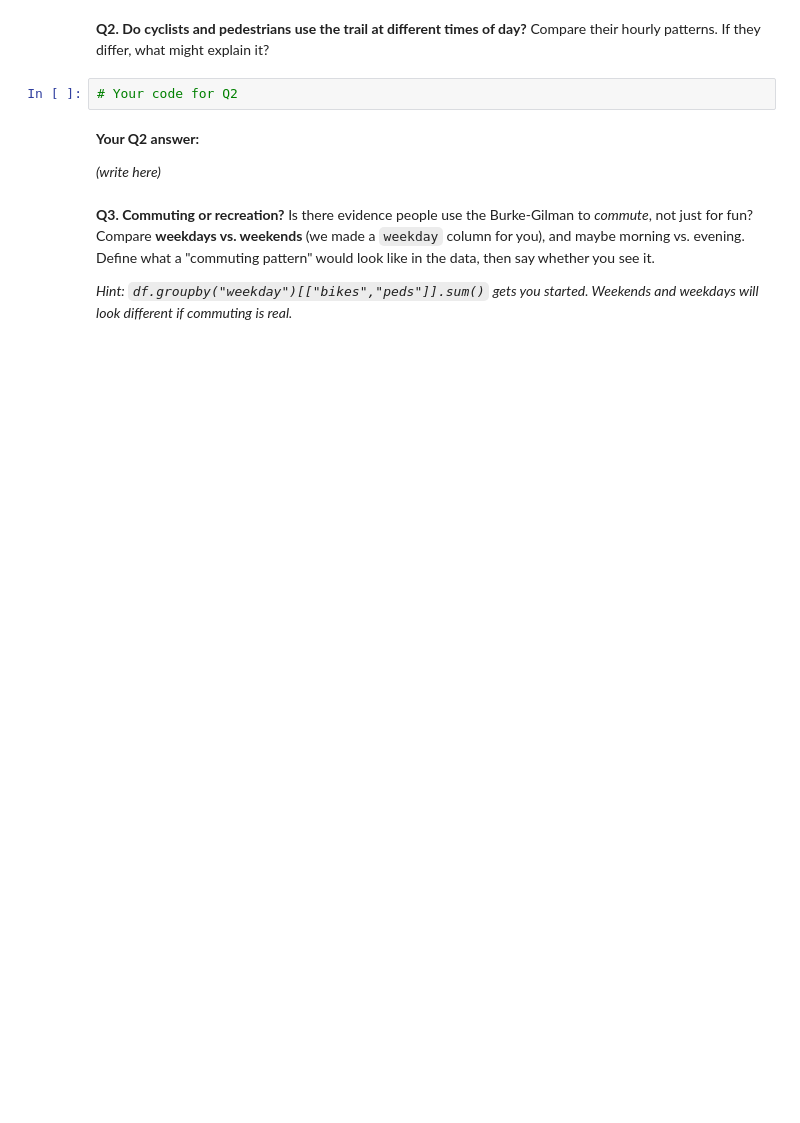
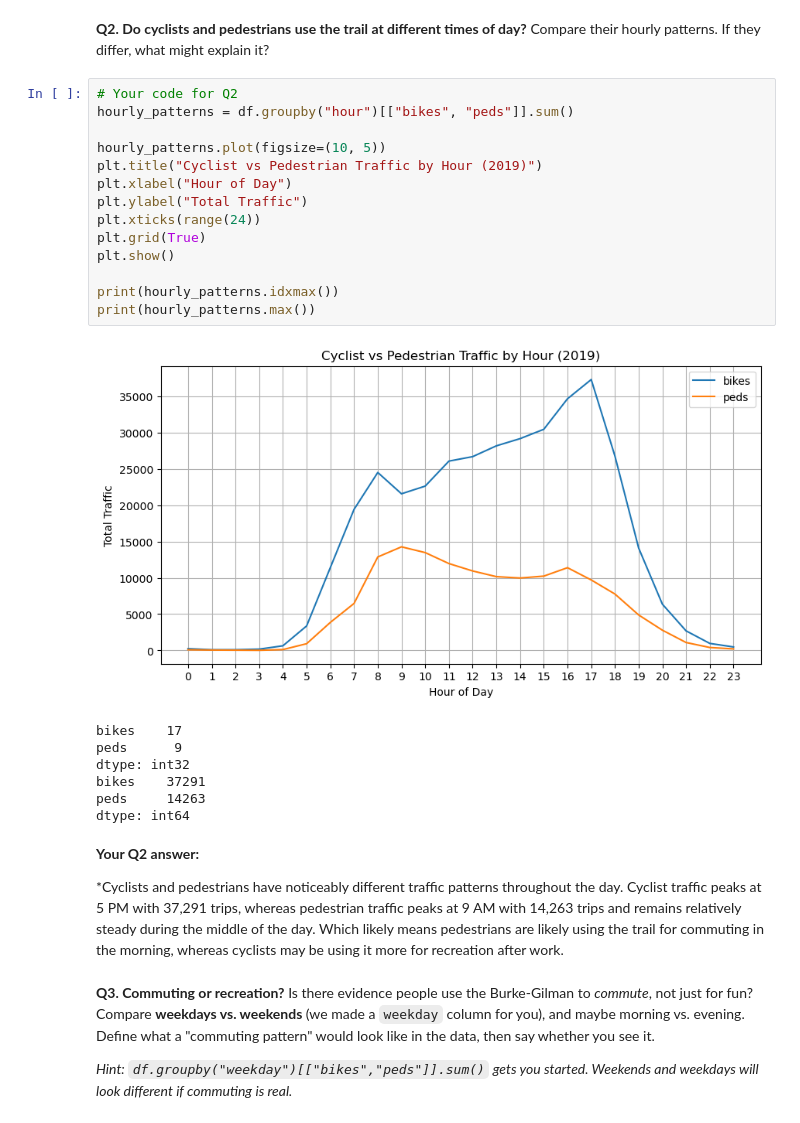
Before and after one commit to cooluj/hcde-410, a Jupyter notebook: A1/A1.ipynb, the cells around one changed output. Cells and saved outputs as stored; diff of their text form; blank space fills up the shorter version.

```diff
--- a/A1/A1.ipynb
+++ b/A1/A1.ipynb
@@ -150,10 +168,30 @@ Decide what *busy* means to you first — a single hour? a stretch of the day? b
 Compare their hourly patterns. If they differ, what might explain it?
 # %%
 # Your code for Q2
+hourly_patterns = df.groupby("hour")[["bikes", "peds"]].sum()
+
+hourly_patterns.plot(figsize=(10, 5))
+plt.title("Cyclist vs Pedestrian Traffic by Hour (2019)")
+plt.xlabel("Hour of Day")
+plt.ylabel("Total Traffic")
+plt.xticks(range(24))
+plt.grid(True)
+plt.show()
+
+print(hourly_patterns.idxmax())
+print(hourly_patterns.max())
+# %% [output]
+[figure, added]
+bikes    17
+peds      9
+dtype: int32
+bikes    37291
+peds     14263
+dtype: int64
 # %% [markdown]
 **Your Q2 answer:**
 
-*(write here)*
+*Cyclists and pedestrians have noticeably different traffic patterns throughout the day. Cyclist traffic peaks at 5 PM with 37,291 trips, whereas pedestrian traffic peaks at 9 AM with 14,263 trips and remains relatively steady during the middle of the day. Which likely means pedestrians are likely using the trail for commuting in the morning, whereas cyclists may be using it more for recreation after work.
 # %% [markdown]
 **Q3. Commuting or recreation?**
 Is there evidence people use the Burke-Gilman to *commute*, not just for fun? Compare **weekdays vs. weekends** (we made a `weekday` column for you), and maybe morning vs. evening. Define what a "commuting pattern" would look like in the data, then say whether you see it.
```
Also changed, not shown: parts of 7 cells of this notebook, 1 other file.
